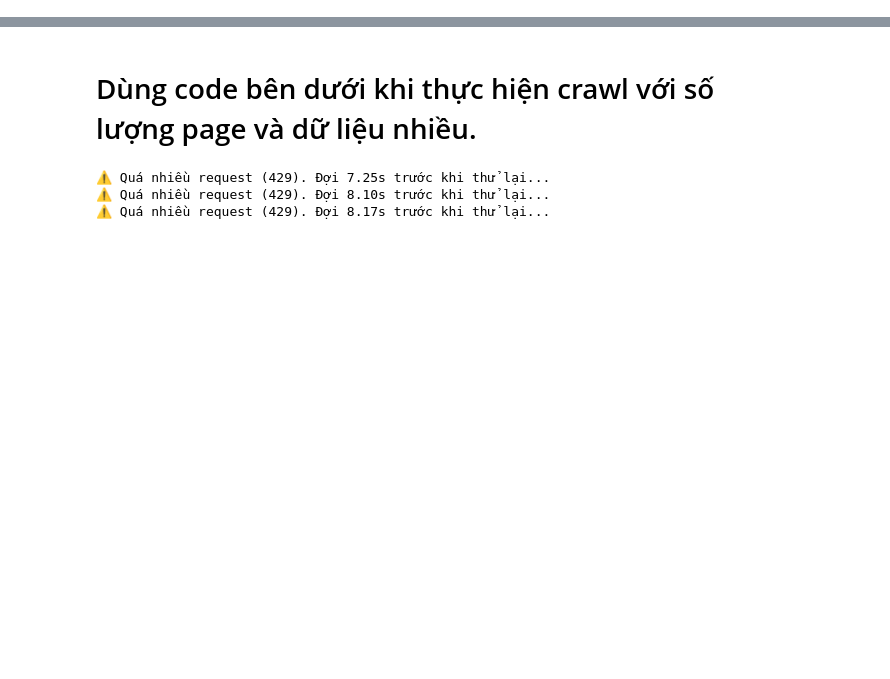
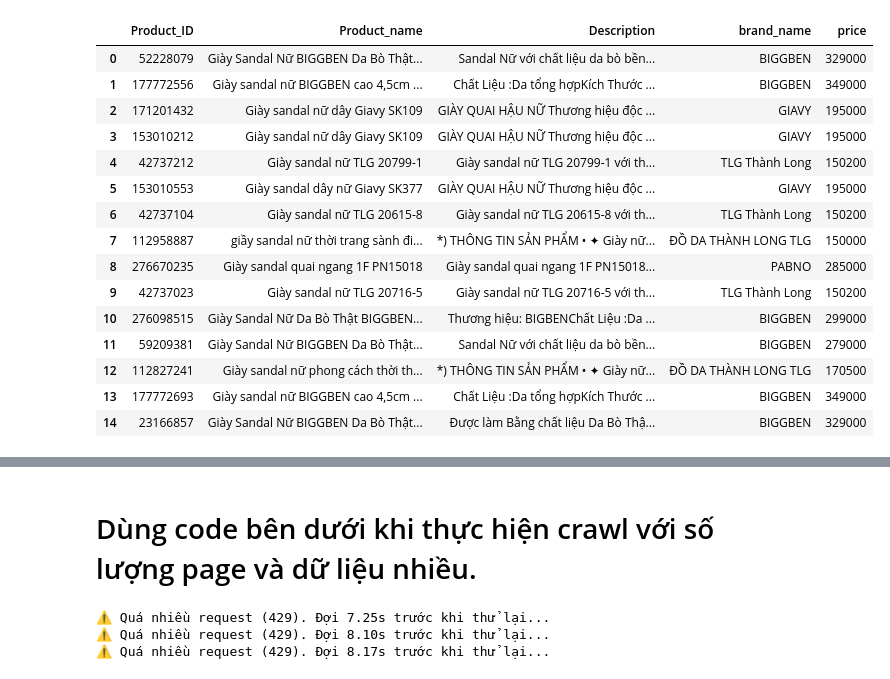
Before and after one commit to builetrongduc/TMA_Internship_DE_Project, a Jupyter notebook: crawl_tiki_API/CRAWL_TIKI.ipynb, the cells around one changed output, grey strips where cells are left out. Cells and saved outputs as stored; diff of their text form; code cells hidden in the pictures; blank space fills up the shorter version.

Commit message:
dữ liệu và code crawl data và insert data vào DB

```diff
--- a/crawl_tiki_API/CRAWL_TIKI.ipynb
+++ b/crawl_tiki_API/CRAWL_TIKI.ipynb
@@ -120,0 +317,21 @@ Done! Data saved to TestID_LamDepSK.csv1
+# %%
+df = pd.read_csv(r'C:\Users\leebo\OneDrive\Documents\internTMA\TMA_Internship_DE_Project\crawl_tiki_API\giay_sandal.csv')
+# %%
+df.head(15)
+# %% [output]
+|  | Product_ID | Product_name | Description | brand_name | price |
+| 0 | 52228079 | Giày Sandal Nữ BIGGBEN Da Bò Thật... | Sandal Nữ với chất liệu da bò bền... | BIGGBEN | 329000 |
+| 1 | 177772556 | Giày sandal nữ BIGGBEN cao 4,5cm ... | Chất Liệu :Da tổng hợpKích Thước ... | BIGGBEN | 349000 |
+| 2 | 171201432 | Giày sandal nữ dây Giavy SK109 | GIÀY QUAI HẬU NỮ Thương hiệu độc ... | GIAVY | 195000 |
+| 3 | 153010212 | Giày sandal nữ dây Giavy SK109 | GIÀY QUAI HẬU NỮ Thương hiệu độc ... | GIAVY | 195000 |
+| 4 | 42737212 | Giày sandal nữ TLG 20799-1 | Giày sandal nữ TLG 20799-1 với th... | TLG Thành Long | 150200 |
+| 5 | 153010553 | Giày sandal dây nữ Giavy SK377 | GIÀY QUAI HẬU NỮ Thương hiệu độc ... | GIAVY | 195000 |
+| 6 | 42737104 | Giày sandal nữ TLG 20615-8 | Giày sandal nữ TLG 20615-8 với th... | TLG Thành Long | 150200 |
+| 7 | 112958887 | giầy sandal nữ thời trang sành đi... | *) THÔNG TIN SẢN PHẨM • ✦ Giày nữ... | ĐỒ DA THÀNH LONG TLG | 150000 |
+| 8 | 276670235 | Giày sandal quai ngang 1F PN15018 | Giày sandal quai ngang 1F PN15018... | PABNO | 285000 |
+| 9 | 42737023 | Giày sandal nữ TLG 20716-5 | Giày sandal nữ TLG 20716-5 với th... | TLG Thành Long | 150200 |
+| 10 | 276098515 | Giày Sandal Nữ Da Bò Thật BIGGBEN... | Thương hiệu: BIGBENChất Liệu :Da ... | BIGGBEN | 299000 |
+| 11 | 59209381 | Giày Sandal Nữ BIGGBEN Da Bò Thật... | Sandal Nữ với chất liệu da bò bền... | BIGGBEN | 279000 |
+| 12 | 112827241 | Giày sandal nữ phong cách thời th... | *) THÔNG TIN SẢN PHẨM • ✦ Giày nữ... | ĐỒ DA THÀNH LONG TLG | 170500 |
+| 13 | 177772693 | Giày sandal nữ BIGGBEN cao 4,5cm ... | Chất Liệu :Da tổng hợpKích Thước ... | BIGGBEN | 349000 |
+| 14 | 23166857 | Giày Sandal Nữ BIGGBEN Da Bò Thật... | Được làm Bằng chất liệu Da Bò Thậ... | BIGGBEN | 329000 |
```
Also changed, not shown: parts of 14 cells of this notebook, 3 other files.
